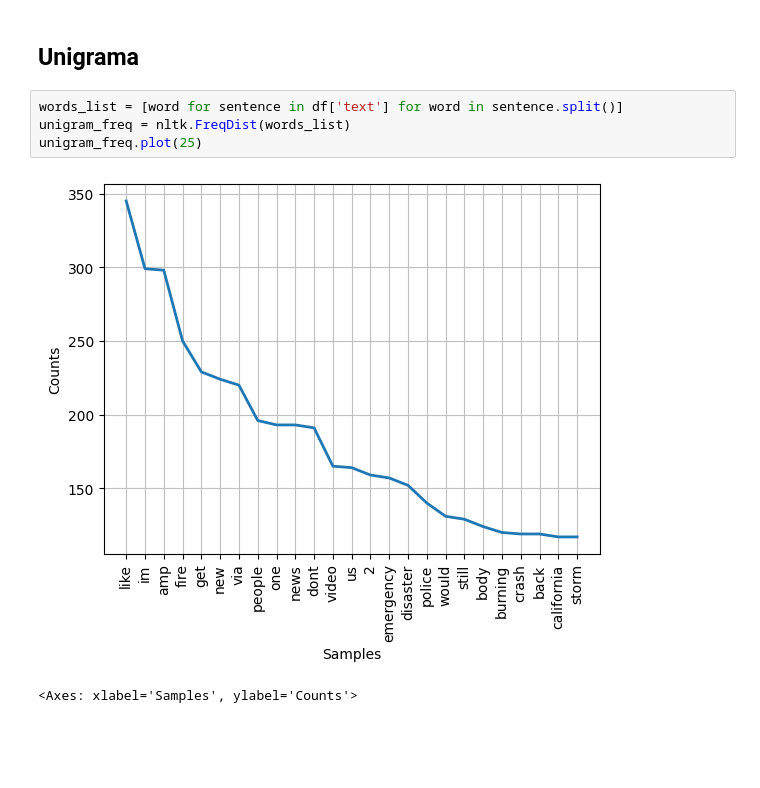
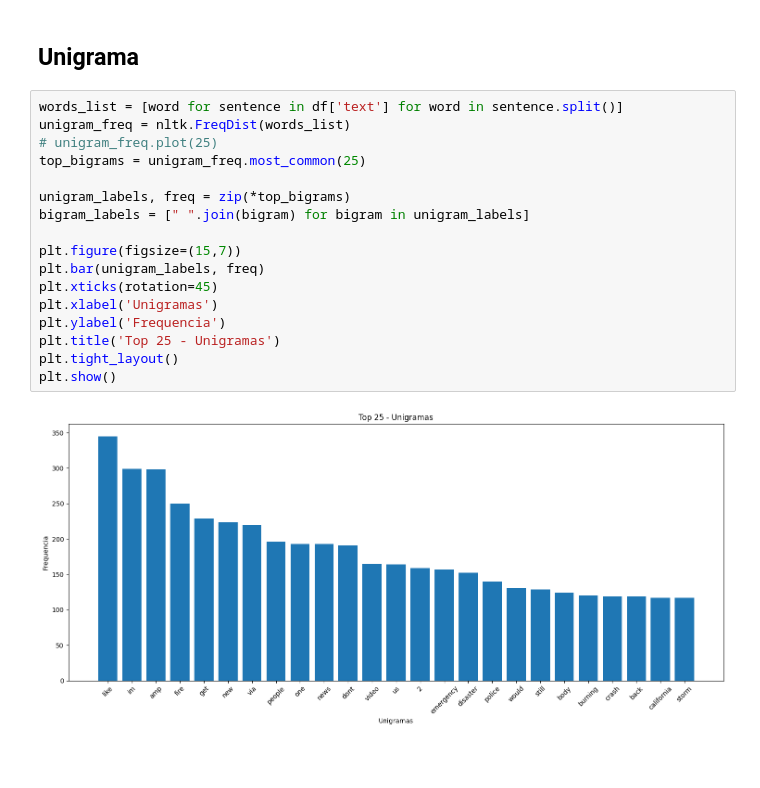
Before and after one commit to guillermoSb/uvg_datascience_lab04, a Jupyter notebook: Laboratorio04.ipynb, the cells around one changed output. Cells and saved outputs as stored; diff of their text form.

```diff
--- a/Laboratorio04.ipynb
+++ b/Laboratorio04.ipynb
@@ -69,10 +69,22 @@ plt.show()
 # %%
 words_list = [word for sentence in df['text'] for word in sentence.split()]
 unigram_freq = nltk.FreqDist(words_list)
-unigram_freq.plot(25)
+# unigram_freq.plot(25)
+top_bigrams = unigram_freq.most_common(25)
+
+unigram_labels, freq = zip(*top_bigrams)
+bigram_labels = [" ".join(bigram) for bigram in unigram_labels]
+
+plt.figure(figsize=(15,7))
+plt.bar(unigram_labels, freq)
+plt.xticks(rotation=45)
+plt.xlabel('Unigramas')
+plt.ylabel('Frequencia')
+plt.title('Top 25 - Unigramas')
+plt.tight_layout()
+plt.show()
 # %% [output]
-[figure, old version]
+[figure, new version]
-<Axes: xlabel='Samples', ylabel='Counts'>
 # %% [markdown]
 ##
 # %%
```
Also changed, not shown: parts of 2 cells of this notebook.
